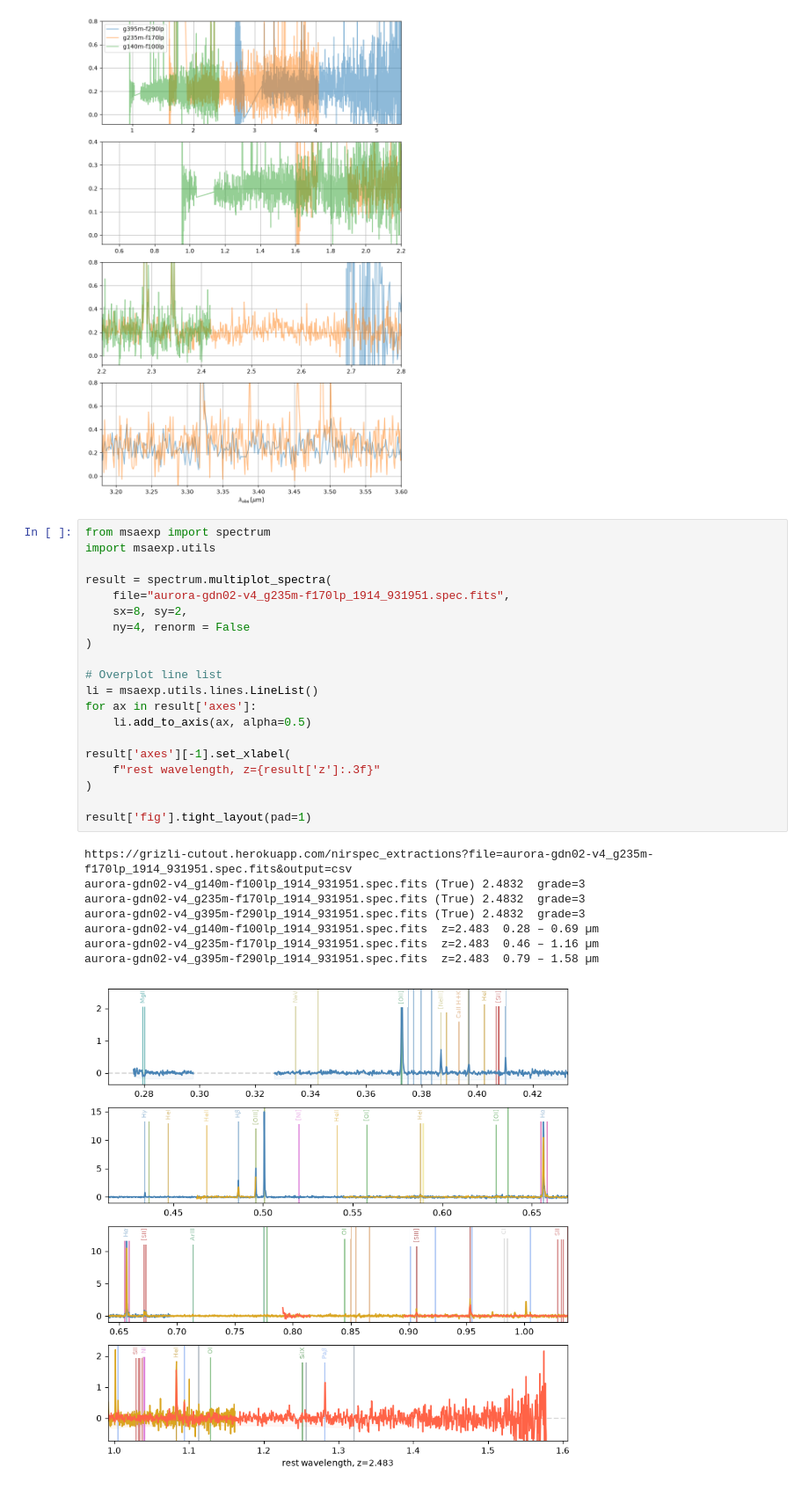
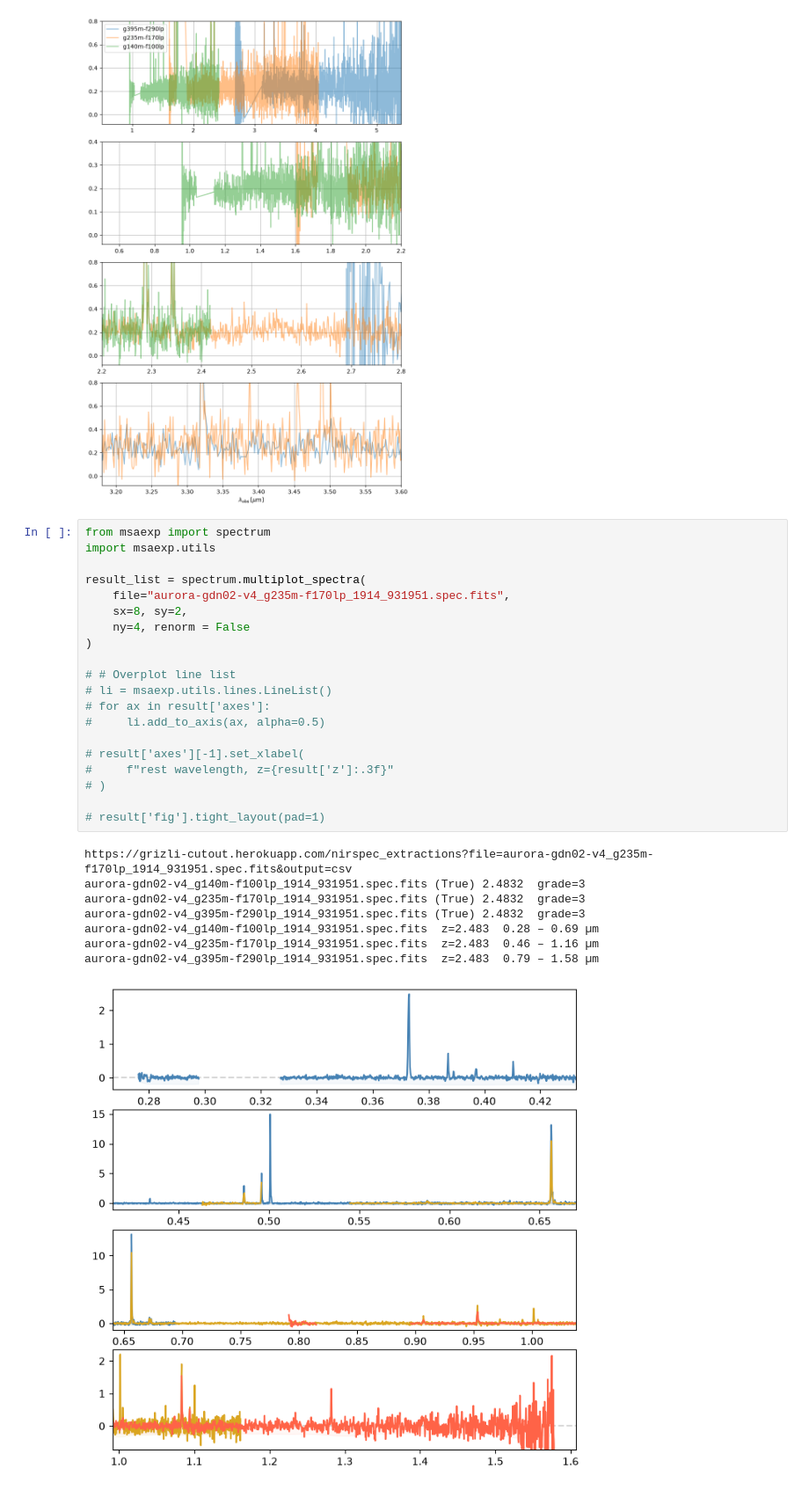
Before and after one commit to CrushinAngel/Astronomical_Investigation_Project, a Jupyter notebook: notebooks/demo.ipynb, the cells around one changed output. Shown at 88% size. Saved outputs shown, nothing was run; the diff lists cells and outputs as text.

```diff
--- a/notebooks/demo.ipynb
+++ b/notebooks/demo.ipynb
@@ -291,32 +291,32 @@ _ = fig.tight_layout(pad=1)
 # %%
 from msaexp import spectrum
 import msaexp.utils
 
-result = spectrum.multiplot_spectra(
+result_list = spectrum.multiplot_spectra(
     file="aurora-gdn02-v4_g235m-f170lp_1914_931951.spec.fits",
     sx=8, sy=2,
     ny=4, renorm = False
 )
 
-# Overplot line list
-li = msaexp.utils.lines.LineList()
-for ax in result['axes']:
-    li.add_to_axis(ax, alpha=0.5)
+# # Overplot line list
+# li = msaexp.utils.lines.LineList()
+# for ax in result['axes']:
+#     li.add_to_axis(ax, alpha=0.5)
 
-result['axes'][-1].set_xlabel(
-    f"rest wavelength, z={result['z']:.3f}"
-)
+# result['axes'][-1].set_xlabel(
+#     f"rest wavelength, z={result['z']:.3f}"
+# )
 
-result['fig'].tight_layout(pad=1)
+# result['fig'].tight_layout(pad=1)
 # %% [output]
 https://grizli-cutout.herokuapp.com/nirspec_extractions?file=aurora-gdn02-v4_g235m-f170lp_1914_931951.spec.fits&output=csv
 aurora-gdn02-v4_g140m-f100lp_1914_931951.spec.fits (True) 2.4832  grade=3
 aurora-gdn02-v4_g235m-f170lp_1914_931951.spec.fits (True) 2.4832  grade=3
 aurora-gdn02-v4_g395m-f290lp_1914_931951.spec.fits (True) 2.4832  grade=3
 aurora-gdn02-v4_g140m-f100lp_1914_931951.spec.fits  z=2.483  0.28 – 0.69 µm
 aurora-gdn02-v4_g235m-f170lp_1914_931951.spec.fits  z=2.483  0.46 – 1.16 µm
 aurora-gdn02-v4_g395m-f290lp_1914_931951.spec.fits  z=2.483  0.79 – 1.58 µm
-[figure, old version]
+[figure, new version]
 # %%
 from msaexp import spectrum
 import msaexp.utils
```
Also changed, not shown: parts of 2 cells of this notebook, 1 other file.
